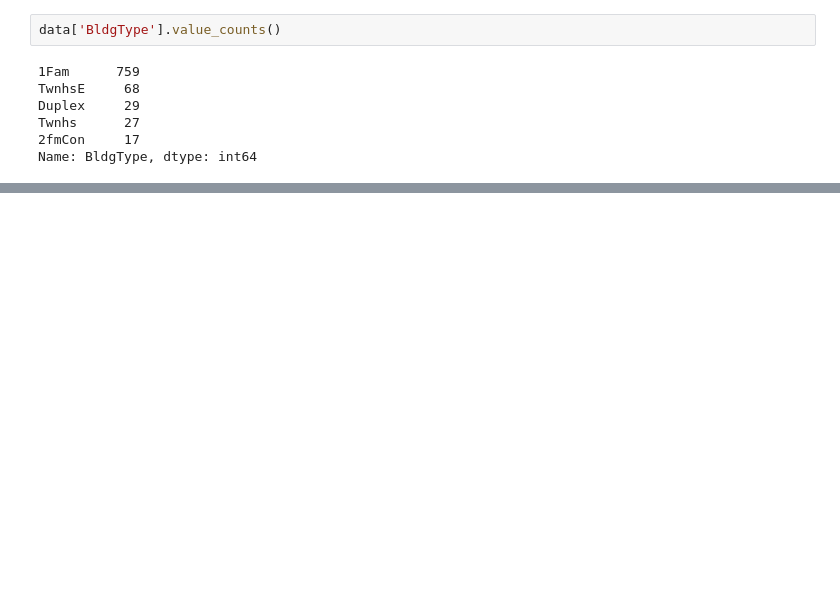
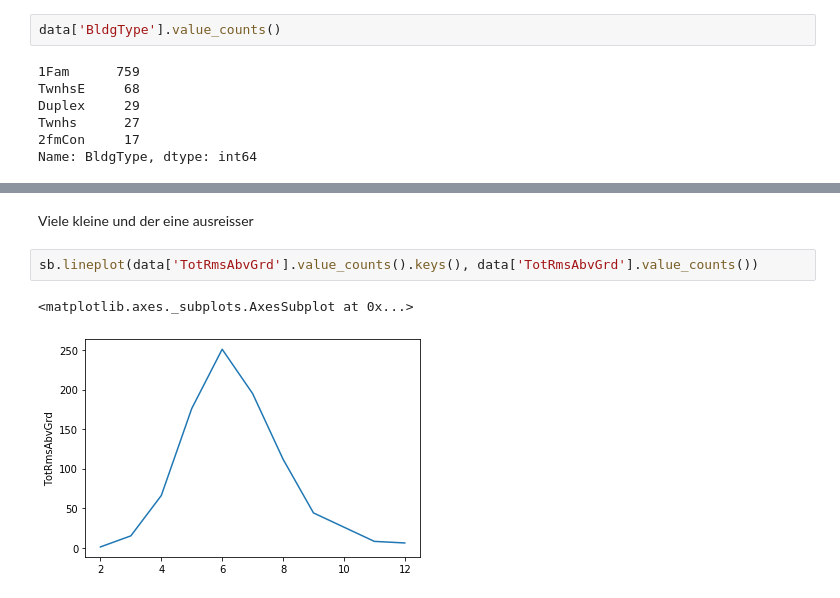
Before and after one commit to Tachmeton/Data-Science---Hausanalyse, a Jupyter notebook: Codebase.ipynb, the cells around one changed output, grey strips where cells are left out. Drawn from its saved outputs; the diff is of its cells as text; blank space fills up the shorter version.

```diff
--- a/Codebase.ipynb
+++ b/Codebase.ipynb
@@ -80,0 +152,7 @@ Name: BldgType, dtype: int64
+# %% [markdown]
+Viele kleine und der eine ausreisser
+# %%
+sb.lineplot(data['TotRmsAbvGrd'].value_counts().keys(), data['TotRmsAbvGrd'].value_counts())
+# %% [output]
+<matplotlib.axes._subplots.AxesSubplot at 0x...>
+[figure, added]
```
Also changed, not shown: parts of 40 cells of this notebook.
